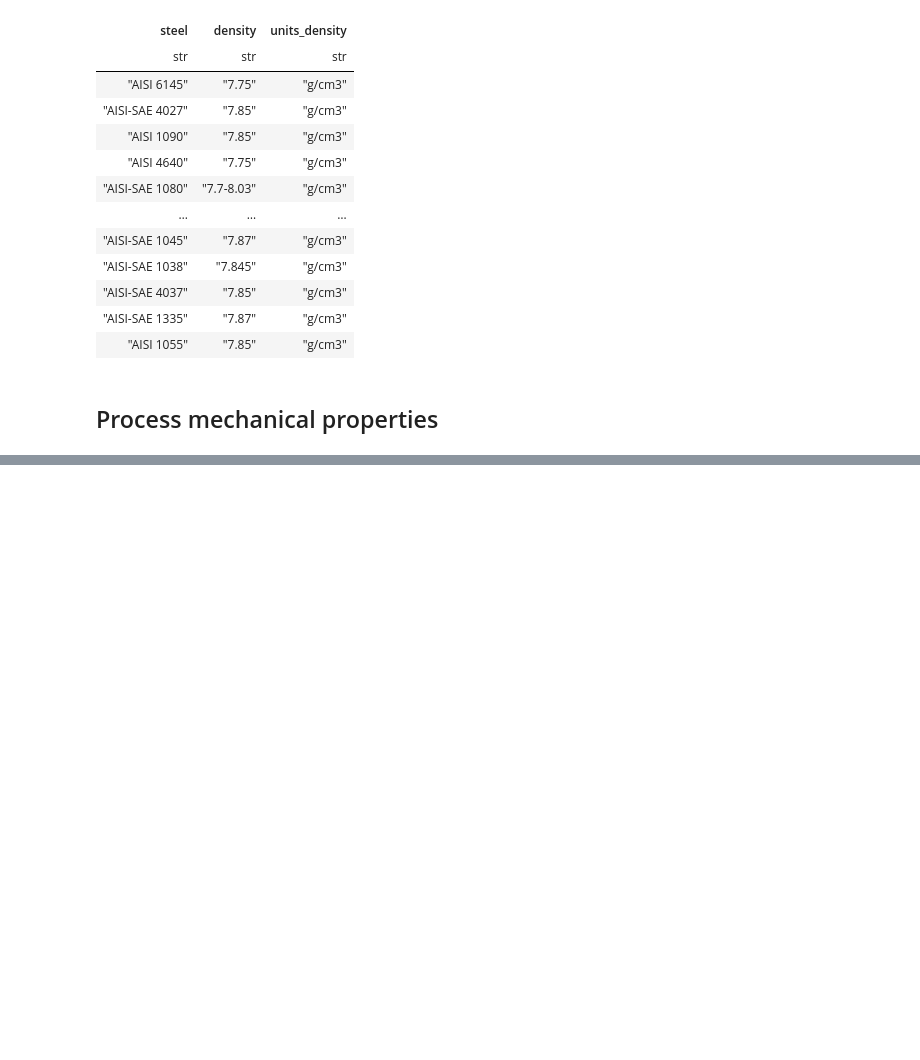
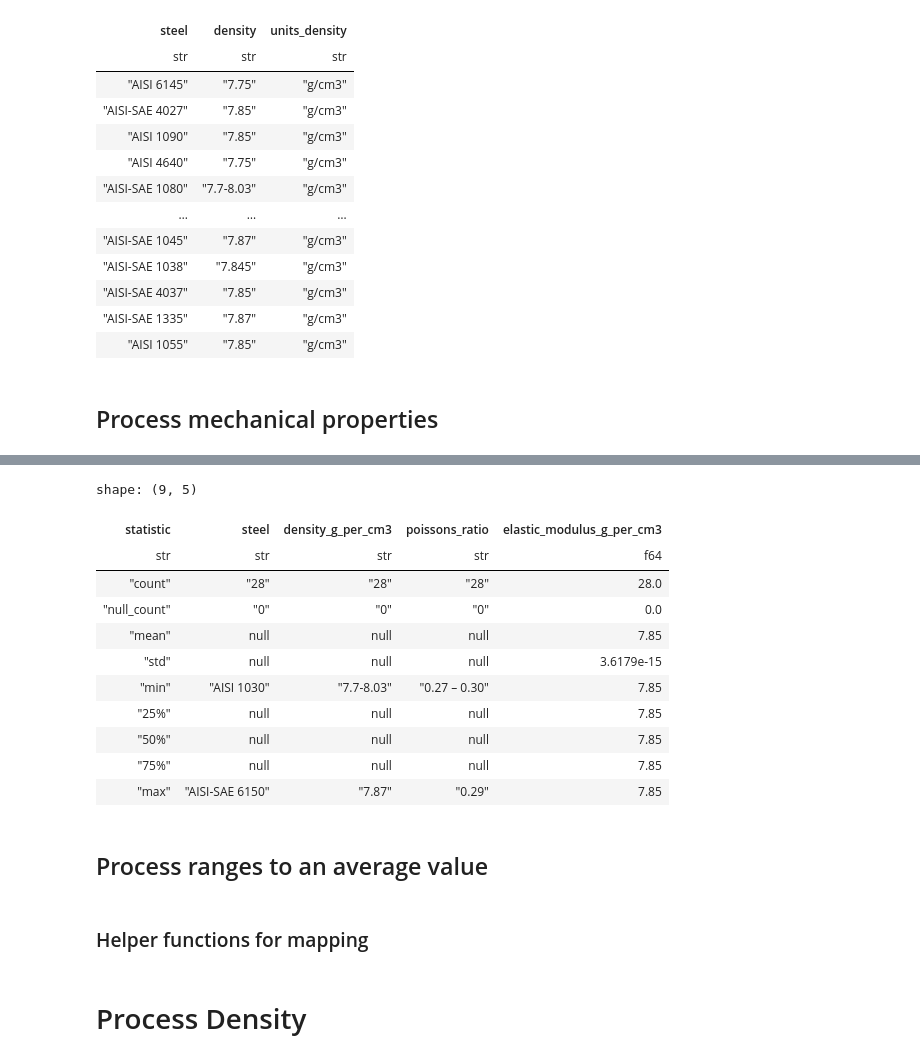
Before and after one commit to Nate-Sheibley/Mild-Steel-Tempering, a Jupyter notebook: Mild_Steel_Tempering-main.ipynb, the cells around one changed output, grey strips where cells are left out. Cells and saved outputs as stored; diff of their text form; code cells hidden in the pictures; blank space fills up the shorter version.

Commit message:
post-processing of scraped data complete. values are not different steel to steel

```diff
--- a/Mild_Steel_Tempering-main.ipynb
+++ b/Mild_Steel_Tempering-main.ipynb
@@ -625,0 +644,4 @@ df_steel_properties.write_csv(f'{resources_path}/scraped_properties.csv')
+# %%
+data_path = f"{resources_path}/scraped_properties.csv"
+df_scraped = pl.read_csv(data_path)
+df_scraped.glimpse()
@@ -625,0 +672,9 @@ df_steel_properties.write_csv(f'{resources_path}/scraped_properties.csv')
+# %%
+df_scraped_unit_header = df_scraped.select(['steel',
+                                            'density',
+                                            'poissons_ratio',
+                                            'elastic_modulus']).rename({'density' : 'density_g_per_cm3',
+                                                                        'elastic_modulus' : 'elastic_modulus_g_per_cm3'})
+
+print(df_scraped_unit_header.shape)
+df_scraped_unit_header.head()
@@ -625,0 +691,19 @@ df_steel_properties.write_csv(f'{resources_path}/scraped_properties.csv')
+# %%
+df_scraped_unit_header.describe()
+# %% [output]
+shape: (9, 5)
+| statistic | steel | density_g_per_cm3 | poissons_ratio | elastic_modulus_g_per_cm3 |
+| str | str | str | str | f64 |
+| "count" | "28" | "28" | "28" | 28.0 |
+| "null_count" | "0" | "0" | "0" | 0.0 |
+| "mean" | null | null | null | 7.85 |
+| "std" | null | null | null | 3.6179e-15 |
+| "min" | "AISI 1030" | "7.7-8.03" | "0.27 – 0.30" | 7.85 |
+| "25%" | null | null | null | 7.85 |
+| "50%" | null | null | null | 7.85 |
+| "75%" | null | null | null | 7.85 |
+| "max" | "AISI-SAE 6150" | "7.87" | "0.29" | 7.85 |
+# %% [markdown]
+## Process ranges to an average value
+# %% [markdown]
+### Helper functions for mapping
@@ -625,0 +724,2 @@ df_steel_properties.write_csv(f'{resources_path}/scraped_properties.csv')
+# %% [markdown]
+# Process Density
```
Also changed, not shown: parts of 15 cells of this notebook.
